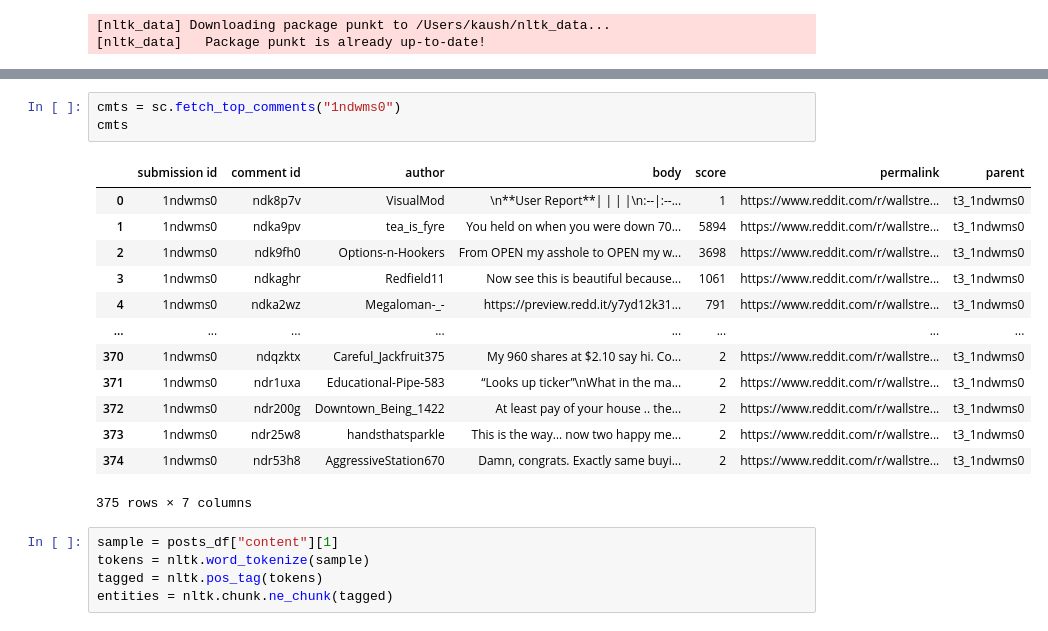
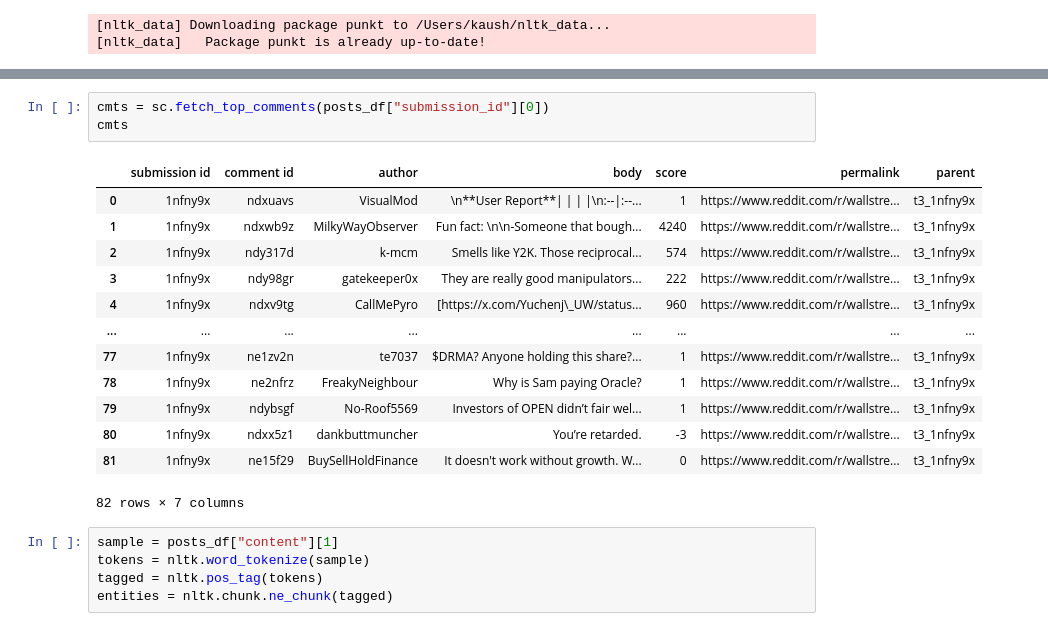
Before and after one commit to slowanimals/HotStox, a Jupyter notebook: research.ipynb, the cells around one changed output, grey strips where cells are left out. Saved outputs shown, nothing was run; the diff lists cells and outputs as text.

```diff
--- a/research.ipynb
+++ b/research.ipynb
@@ -49,20 +49,20 @@ posts_df.head(50)
 # %%
-cmts = sc.fetch_top_comments("1ndwms0")
+cmts = sc.fetch_top_comments(posts_df["submission_id"][0])
 cmts
 # %% [output]
 |  | submission id | comment id | author | body | score | permalink | parent |
-| 0 | 1ndwms0 | ndk8p7v | VisualMod | \n**User Report**| | | |\n:--|:--... | 1 | https://www.reddit.com/r/wallstre... | t3_1ndwms0 |
-| 1 | 1ndwms0 | ndka9pv | tea_is_fyre | You held on when you were down 70... | 5894 | https://www.reddit.com/r/wallstre... | t3_1ndwms0 |
-| 2 | 1ndwms0 | ndk9fh0 | Options-n-Hookers | From OPEN my asshole to OPEN my w... | 3698 | https://www.reddit.com/r/wallstre... | t3_1ndwms0 |
-| 3 | 1ndwms0 | ndkaghr | Redfield11 | Now see this is beautiful because... | 1061 | https://www.reddit.com/r/wallstre... | t3_1ndwms0 |
-| 4 | 1ndwms0 | ndka2wz | Megaloman-_- | https://preview.redd.it/y7yd12k31... | 791 | https://www.reddit.com/r/wallstre... | t3_1ndwms0 |
+| 0 | 1nfny9x | ndxuavs | VisualMod | \n**User Report**| | | |\n:--|:--... | 1 | https://www.reddit.com/r/wallstre... | t3_1nfny9x |
+| 1 | 1nfny9x | ndxwb9z | MilkyWayObserver | Fun fact: \n\n-Someone that bough... | 4240 | https://www.reddit.com/r/wallstre... | t3_1nfny9x |
+| 2 | 1nfny9x | ndy317d | k-mcm | Smells like Y2K. Those reciprocal... | 574 | https://www.reddit.com/r/wallstre... | t3_1nfny9x |
+| 3 | 1nfny9x | ndy98gr | gatekeeper0x | They are really good manipulators... | 222 | https://www.reddit.com/r/wallstre... | t3_1nfny9x |
+| 4 | 1nfny9x | ndxv9tg | CallMePyro | [https://x.com/Yuchenj\_UW/status... | 960 | https://www.reddit.com/r/wallstre... | t3_1nfny9x |
 | ... | ... | ... | ... | ... | ... | ... | ... |
-| 370 | 1ndwms0 | ndqzktx | Careful_Jackfruit375 | My 960 shares at $2.10 say hi. Co... | 2 | https://www.reddit.com/r/wallstre... | t3_1ndwms0 |
-| 371 | 1ndwms0 | ndr1uxa | Educational-Pipe-583 | “Looks up ticker”\nWhat in the ma... | 2 | https://www.reddit.com/r/wallstre... | t3_1ndwms0 |
-| 372 | 1ndwms0 | ndr200g | Downtown_Being_1422 | At least pay of your house .. the... | 2 | https://www.reddit.com/r/wallstre... | t3_1ndwms0 |
-| 373 | 1ndwms0 | ndr25w8 | handsthatsparkle | This is the way… now two happy me... | 2 | https://www.reddit.com/r/wallstre... | t3_1ndwms0 |
-| 374 | 1ndwms0 | ndr53h8 | AggressiveStation670 | Damn, congrats. Exactly same buyi... | 2 | https://www.reddit.com/r/wallstre... | t3_1ndwms0 |
+| 77 | 1nfny9x | ne1zv2n | te7037 | $DRMA? Anyone holding this share?... | 1 | https://www.reddit.com/r/wallstre... | t3_1nfny9x |
+| 78 | 1nfny9x | ne2nfrz | FreakyNeighbour | Why is Sam paying Oracle? | 1 | https://www.reddit.com/r/wallstre... | t3_1nfny9x |
+| 79 | 1nfny9x | ndybsgf | No-Roof5569 | Investors of OPEN didn’t fair wel... | 1 | https://www.reddit.com/r/wallstre... | t3_1nfny9x |
+| 80 | 1nfny9x | ndxx5z1 | dankbuttmuncher | You’re retarded. | -3 | https://www.reddit.com/r/wallstre... | t3_1nfny9x |
+| 81 | 1nfny9x | ne15f29 | BuySellHoldFinance | It doesn't work without growth. W... | 0 | https://www.reddit.com/r/wallstre... | t3_1nfny9x |
-375 rows × 7 columns
+82 rows × 7 columns
 # %%
 sample = posts_df["content"][1]
 tokens = nltk.word_tokenize(sample)
```
Also changed, not shown: parts of 3 cells of this notebook, 1 other file.
